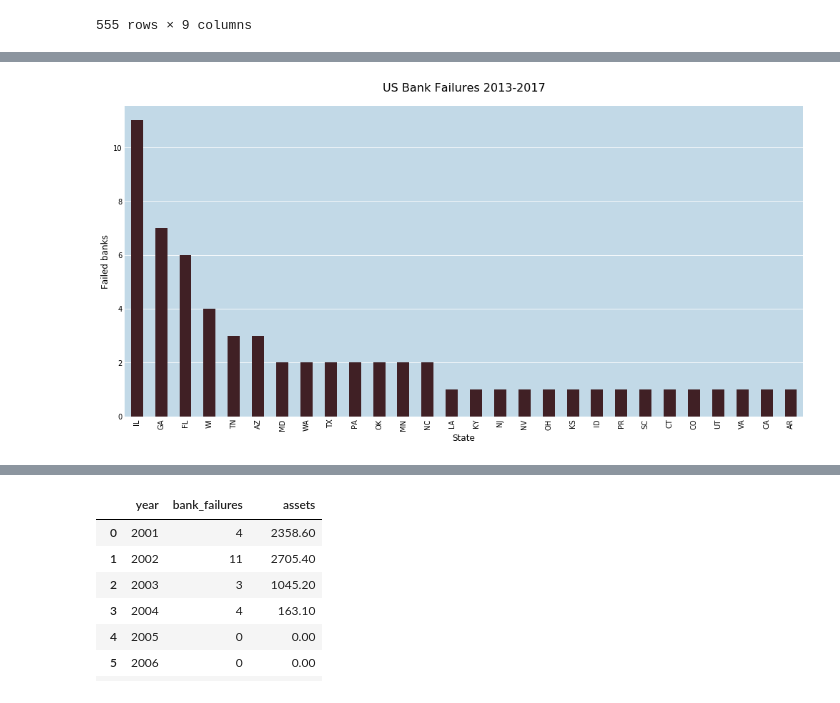
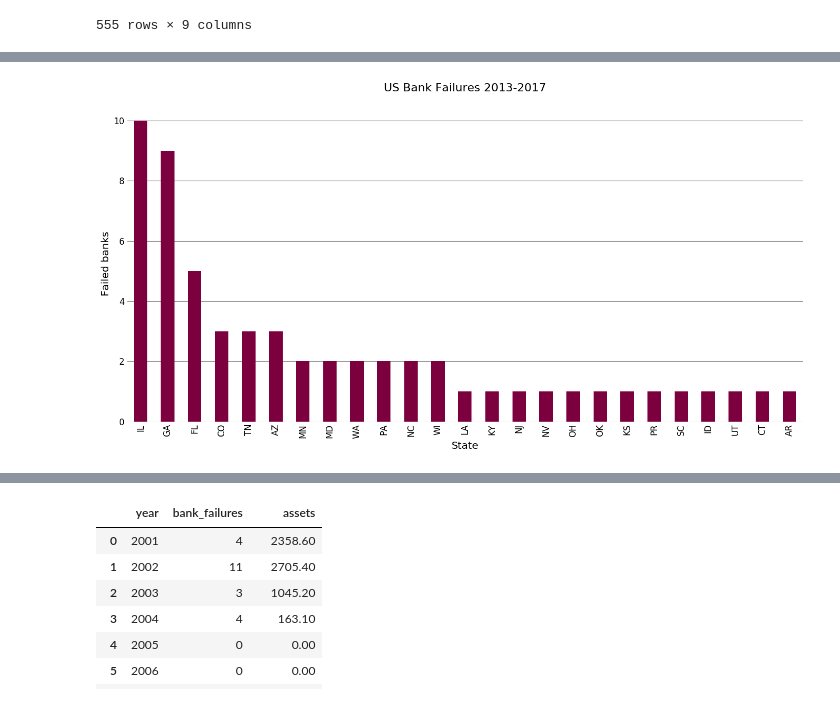
Before and after one commit to vpenney/data-studio, a Jupyter notebook: code/03-failed-banks/failed-banks.ipynb, the cells around one changed output, grey strips where cells are left out. Cells and saved outputs as stored; diff of their text form; code cells hidden in the pictures.

```diff
--- a/code/03-failed-banks/failed-banks.ipynb
+++ b/code/03-failed-banks/failed-banks.ipynb
@@ -102,3 +104,5 @@ df
 555 rows × 9 columns
 # %%
 df['month'] = pd.to_datetime(df['fail_date'], format='%m')
+# %%
+df_finances = pd.read_csv('bank-financial-info.csv')
@@ -104,0 +111,4 @@ df['month'] = pd.to_datetime(df['fail_date'], format='%m')
+# %%
+# this excludes 28 banks in total
+df_full = df.merge(df_finances, left_on='Bank Name', right_on='bank_name')
+df_full
@@ -105,3 +134,8 @@ df['month'] = pd.to_datetime(df['fail_date'], format='%m')
+# %%
+df_full.approx_assets = df_full.approx_assets.str.replace('$', '', regex=True)
+df_full.approx_assets = df_full.approx_assets.str.replace(',', '', regex=True).astype('float')
+df_full.approx_deposit = df_full.approx_deposit.str.replace('$', '', regex=True)
+df_full.approx_deposit = df_full.approx_deposit.str.replace(',', '', regex=True).astype('float')
 # %%
 df.resample('M', on='fail_date').count().fail_date.plot()
 #df.dtypes
@@ -128,22 +163,22 @@ plt.show()
 # size of banks that failed in 2009 vs size of banks that failed in 2017
 # %%
 # select banks that failed after the Great Recession
-df_recent = df
+df_recent = df_full
 df_recent = df_recent[(df_recent['fail_date'] > '2013-1-1') & (df_recent['fail_date'] <= '2017-12-31')]
 # df_recent
 # %%
 result = df_recent.groupby('ST').count().sort_values(by='City', ascending=False)
-ax = result.plot(kind='bar', y='City', figsize=(17,8), color='#402025')
+ax = result.plot(kind='bar', y='City', figsize=(17,8), color='#7c003d')
 
 ax.set_xlabel("State")
 ax.set_ylabel("Failed banks")
 ax.grid(False, axis='x')
 ax.set_title("US Bank Failures 2013-2017", pad=20)
 ax.title.set_fontsize(16)
 ax.legend().set_visible(False)
 
 plt.show()
 # %% [output]
-[figure, old version]
+[figure, new version]
 # %%
 # select banks that failed during Great Recession
```
Also changed, not shown: parts of 26 cells of this notebook, 3 other files.
